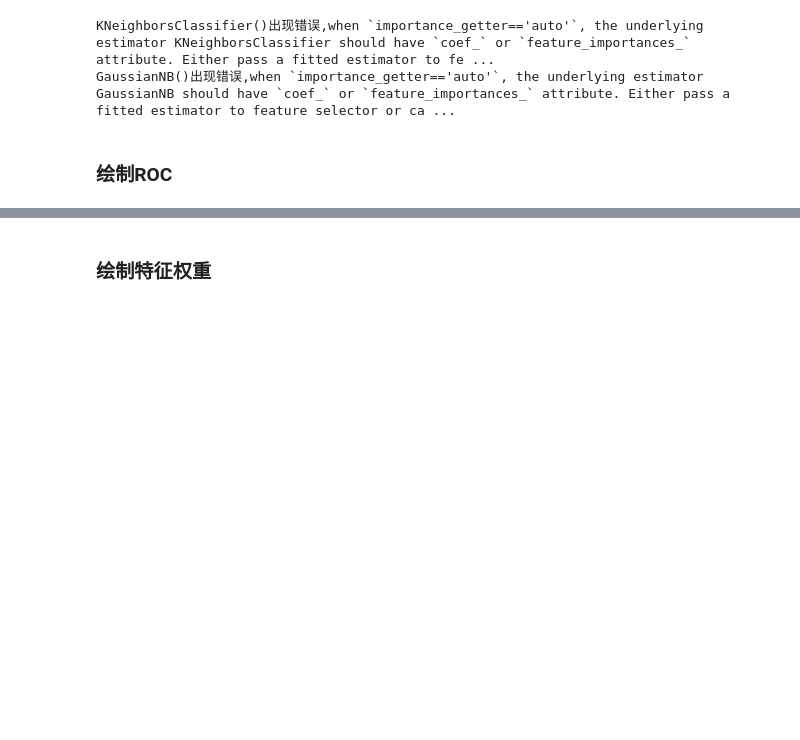
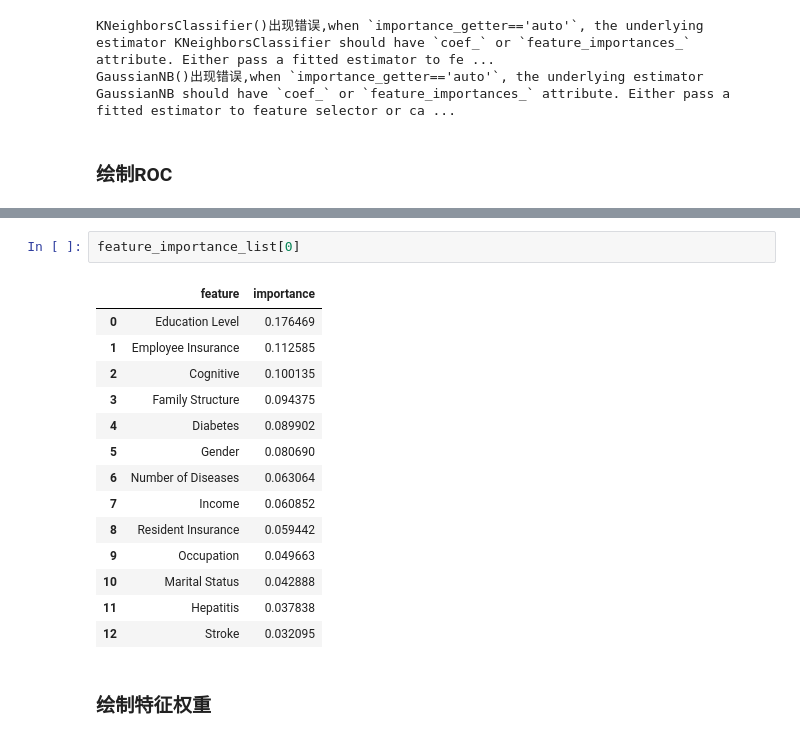
Before and after one commit to xzl12080/frailty, a Jupyter notebook: 衰弱(蒙汉).ipynb, the cells around one changed output, grey strips where cells are left out. Cells and saved outputs as stored; diff of their text form; blank space fills up the shorter version.

```diff
--- a/衰弱(蒙汉).ipynb
+++ b/衰弱(蒙汉).ipynb
@@ -682,6 +696,23 @@ Increase the number of iterations (max_iter) or scale the data as shown in:
 Please also refer to the documentation for alternative solver options:
     https://scikit-learn.org/stable/modules/linear_model.html#logistic-regression
   n_iter_i = _check_optimize_result(
+# %%
+feature_importance_list[0]
+# %% [output]
+|  | feature | importance |
+| 0 | Education Level | 0.176469 |
+| 1 | Employee Insurance | 0.112585 |
+| 2 | Cognitive | 0.100135 |
+| 3 | Family Structure | 0.094375 |
+| 4 | Diabetes | 0.089902 |
+| 5 | Gender | 0.080690 |
+| 6 | Number of Diseases | 0.063064 |
+| 7 | Income | 0.060852 |
+| 8 | Resident Insurance | 0.059442 |
+| 9 | Occupation | 0.049663 |
+| 10 | Marital Status | 0.042888 |
+| 11 | Hepatitis | 0.037838 |
+| 12 | Stroke | 0.032095 |
 # %% [markdown]
 ### 绘制特征权重
 # %%
```
Also changed, not shown: parts of 14 cells of this notebook.
